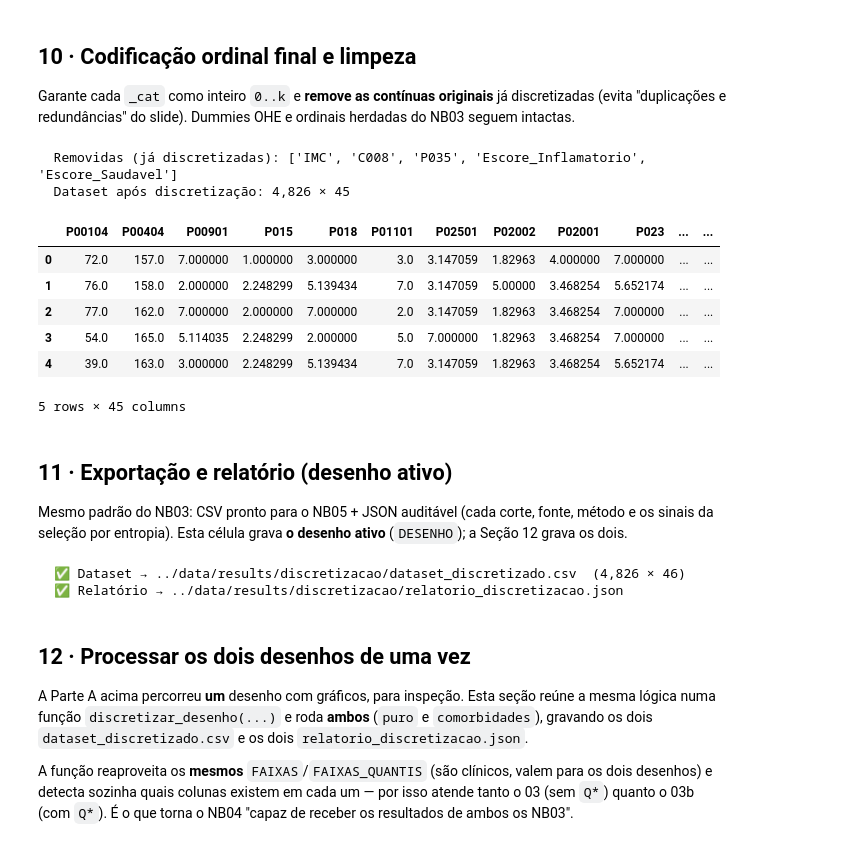
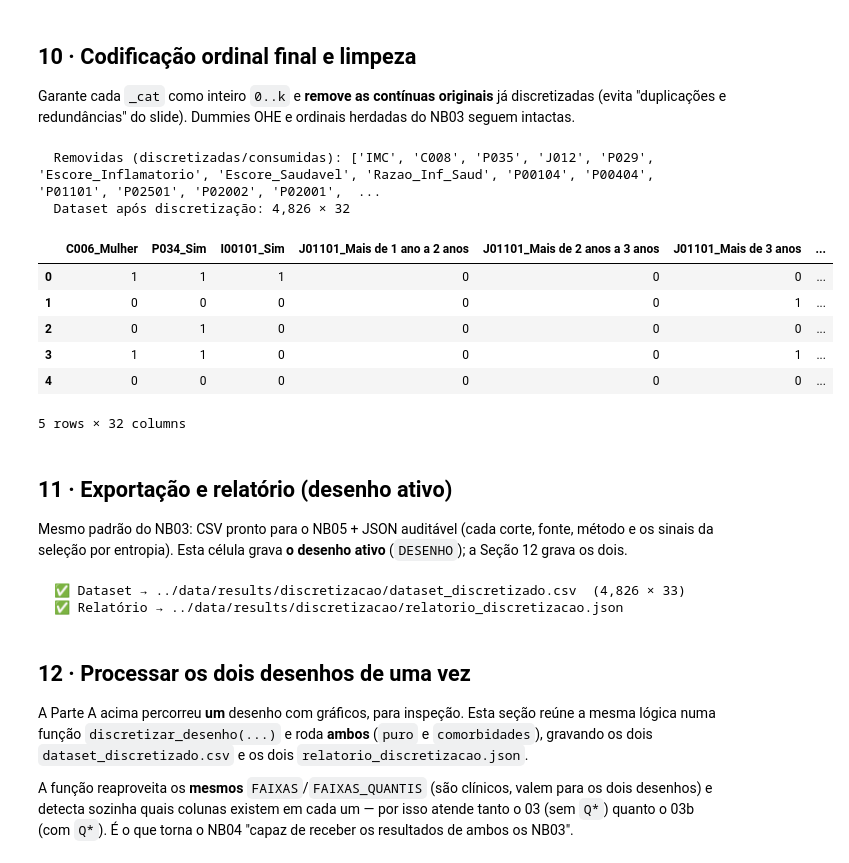
Before and after one commit to pedrinndias/Projeto-PNS-2019, a Jupyter notebook: notebooks/04_discretizacao.ipynb, the cells around one changed output. Cells and saved outputs as stored; diff of their text form; code cells hidden in the pictures.

```diff
--- a/notebooks/04_discretizacao.ipynb
+++ b/notebooks/04_discretizacao.ipynb
@@ -111,6 +111,24 @@ def salvar_fig(figs, nome):
 def salvar_tab(tabs, df, nome):
     df.to_csv(tabs + nome, encoding='utf-8-sig');           print(f'  ✅ Tabela → {tabs+nome}')
 
+def dist_serializavel(d):
+    """Coage chaves/valores de uma distribuição (value_counts) p/ tipos nativos do JSON."""
+    out = {}
+    for k, v in d.items():
+        out['NaN' if pd.isna(k) else int(k)] = int(v)
+    return out
+
+def discretizar_plano_alimentar(serie_infl, serie_saud):
+    """Plano cartesiano dos padrões alimentares (Ribeiro & Zárate, 2019, ESWA).
+    Combina 2 escores em 4 quadrantes por corte na MEDIANA de cada eixo.
+    Código = infl_alto*2 + (1 - saud_alto)  → o eixo inflamatório domina o risco.
+    0=Protetor · 1=Pobre · 2=Misto · 3=Pró-inflamatório."""
+    infl = pd.to_numeric(serie_infl, errors='coerce')
+    saud = pd.to_numeric(serie_saud, errors='coerce')
+    infl_alto = (infl > infl.median()).astype(int)
+    saud_alto = (saud > saud.median()).astype(int)
+    return (infl_alto * 2 + (1 - saud_alto)).astype('Int64')
+
 # Dirs do desenho ATIVO (Parte A)
 cfg = CONFIG_DESENHOS[DESENHO]
 DIR_RESULTADOS = cfg['saida']
@@ -310,6 +371,17 @@ for col, spec in FAIXAS_QUANTIS.items():
         print(f'  ✅ {nova:24s} | {spec["q"]} quantis | {spec["fonte"]}')
     except ValueError as e:
         print(f'  ⚠️ {nova} não criada ({e})')
+# --- Plano cartesiano dos padrões alimentares (substitui os 2 escores em quartis) ---
+pa = PLANO_ALIMENTAR
+if pa['eixo_infl'] in df_disc.columns and pa['eixo_saud'] in df_disc.columns:
+    df_disc[pa['nova']] = discretizar_plano_alimentar(df_disc[pa['eixo_infl']], df_disc[pa['eixo_saud']])
+    dist = dist_serializavel(df_disc[pa['nova']].value_counts(dropna=False).sort_index().to_dict())
+    log_disc.append({'variavel':f"{pa['eixo_infl']} x {pa['eixo_saud']}", 'nova':pa['nova'],
+                     'metodo':'plano_cartesiano', 'n_faixas':4, 'fonte':pa['fonte'], 'distribuicao':dist})
+    print(f"  ✅ {pa['nova']:24s} | 4 quadrantes (mediana) | {pa['fonte']}")
+else:
+    print('  ⚠️ Escores alimentares ausentes — plano cartesiano não criado.')
+
 tab_disc = pd.DataFrame(log_disc)
 salvar_tab(DIR_TABELAS, tab_disc.set_index('nova'), 'etapa6_7_log_discretizacao.csv')
 tab_disc
@@ -414,23 +486,26 @@ intactas.
 # %%
 df_out = df_disc.copy()
 originais = [c for c in (list(FAIXAS)+list(FAIXAS_QUANTIS))
              if f'{c}_cat' in df_out.columns and c in df_out.columns]
-df_out.drop(columns=originais, inplace=True)
+# escores consumidos pelo plano cartesiano + razão aposentada
+consumidas_plano = [PLANO_ALIMENTAR['eixo_infl'], PLANO_ALIMENTAR['eixo_saud']] + PLANO_ALIMENTAR['remover_extra']
+removidas = [c for c in (originais + consumidas_plano + COLUNAS_REDUNDANTES) if c in df_out.columns]
+df_out.drop(columns=removidas, inplace=True)
 for c in [col for col in df_out.columns if col.endswith('_cat')]:
     df_out[c] = df_out[c].astype('Int64')
-print(f'  Removidas (já discretizadas): {originais}')
+print(f'  Removidas (discretizadas/consumidas): {removidas}')
 print(f'  Dataset após discretização: {df_out.shape[0]:,} × {df_out.shape[1]}')
 df_out.head()
 # %% [output]
-  Removidas (já discretizadas): ['IMC', 'C008', 'P035', 'Escore_Inflamatorio', 'Escore_Saudavel']
-  Dataset após discretização: 4,826 × 45
+  Removidas (discretizadas/consumidas): ['IMC', 'C008', 'P035', 'J012', 'P029', 'Escore_Inflamatorio', 'Escore_Saudavel', 'Razao_Inf_Saud', 'P00104', 'P00404', 'P01101', 'P02501', 'P02002', 'P02001',  ...
+  Dataset após discretização: 4,826 × 32
-|  | P00104 | P00404 | P00901 | P015 | P018 | P01101 | P02501 | P02002 | P02001 | P023 | ... | ... |
-| 0 | 72.0 | 157.0 | 7.000000 | 1.000000 | 3.000000 | 3.0 | 3.147059 | 1.82963 | 4.000000 | 7.000000 | ... | ... |
-| 1 | 76.0 | 158.0 | 2.000000 | 2.248299 | 5.139434 | 7.0 | 3.147059 | 5.00000 | 3.468254 | 5.652174 | ... | ... |
-| 2 | 77.0 | 162.0 | 7.000000 | 2.000000 | 7.000000 | 2.0 | 3.147059 | 1.82963 | 3.468254 | 7.000000 | ... | ... |
-| 3 | 54.0 | 165.0 | 5.114035 | 2.248299 | 2.000000 | 5.0 | 7.000000 | 1.82963 | 3.468254 | 7.000000 | ... | ... |
-| 4 | 39.0 | 163.0 | 3.000000 | 2.248299 | 5.139434 | 7.0 | 3.147059 | 1.82963 | 3.468254 | 5.652174 | ... | ... |
+|  | C006_Mulher | P034_Sim | I00101_Sim | J01101_Mais de 1 ano a 2 anos | J01101_Mais de 2 anos a 3 anos | J01101_Mais de 3 anos | ... |
+| 0 | 1 | 1 | 1 | 0 | 0 | 0 | ... |
+| 1 | 0 | 0 | 0 | 0 | 0 | 1 | ... |
+| 2 | 0 | 1 | 0 | 0 | 0 | 0 | ... |
+| 3 | 1 | 1 | 0 | 0 | 0 | 1 | ... |
+| 4 | 0 | 0 | 0 | 0 | 0 | 0 | ... |
-5 rows × 45 columns
+5 rows × 32 columns
 # %% [markdown]
 ## 11 · Exportação e relatório (desenho ativo)
 
@@ -448,10 +523,10 @@ relatorio = {
     'pesquisador':'Pedro Dias Soares', 'orientador':'Prof. Dr. Luis Enrique Zárate — PUC Minas',
     'notebook':'04_discretizacao', 'desenho':DESENHO, 'rotulo':cfg['rotulo'],
     'metodo':('Discretização não-supervisionada univariada por faixas de domínio (OMS/Guia BR); '
-              'quantis só p/ escores sem referência externa. Entropia+correlação só p/ seleção.'),
+              'escores alimentares combinados em plano cartesiano (mediana → 4 quadrantes). Entropia+correlação só p/ seleção.'),
     'parametros':{'RANDOM_STATE':RANDOM_STATE,'LIMIAR_ENTROPIA':LIMIAR_ENTROPIA,'LIMIAR_CORR':LIMIAR_CORR},
     'rastreabilidade':{
-        'entrada':caminho_in, 'faixas_aplicadas':log_disc, 'continuas_removidas':originais,
+        'entrada':caminho_in, 'faixas_aplicadas':log_disc, 'continuas_removidas':removidas,
         'selecao_atributos':tab_sel.to_dict('records'),
         'dataset_final':{'n_registros':int(df_final.shape[0]),'n_features':int(df_final.shape[1]-1),
             'distribuicao_label':{str(k):int(v) for k,v in y.value_counts().items()},
@@ -460,7 +535,7 @@ with open(DIR_RESULTADOS+'relatorio_discretizacao.json','w',encoding='utf-8') as
     json.dump(relatorio, f, ensure_ascii=False, indent=2)
 print(f'  ✅ Relatório → {DIR_RESULTADOS}relatorio_discretizacao.json')
 # %% [output]
-  ✅ Dataset → ../data/results/discretizacao/dataset_discretizado.csv  (4,826 × 46)
+  ✅ Dataset → ../data/results/discretizacao/dataset_discretizado.csv  (4,826 × 33)
   ✅ Relatório → ../data/results/discretizacao/relatorio_discretizacao.json
 # %% [markdown]
 ## 12 · Processar **os dois desenhos** de uma vez
```
Also changed, not shown: parts of 11 cells of this notebook, 15 other files.
